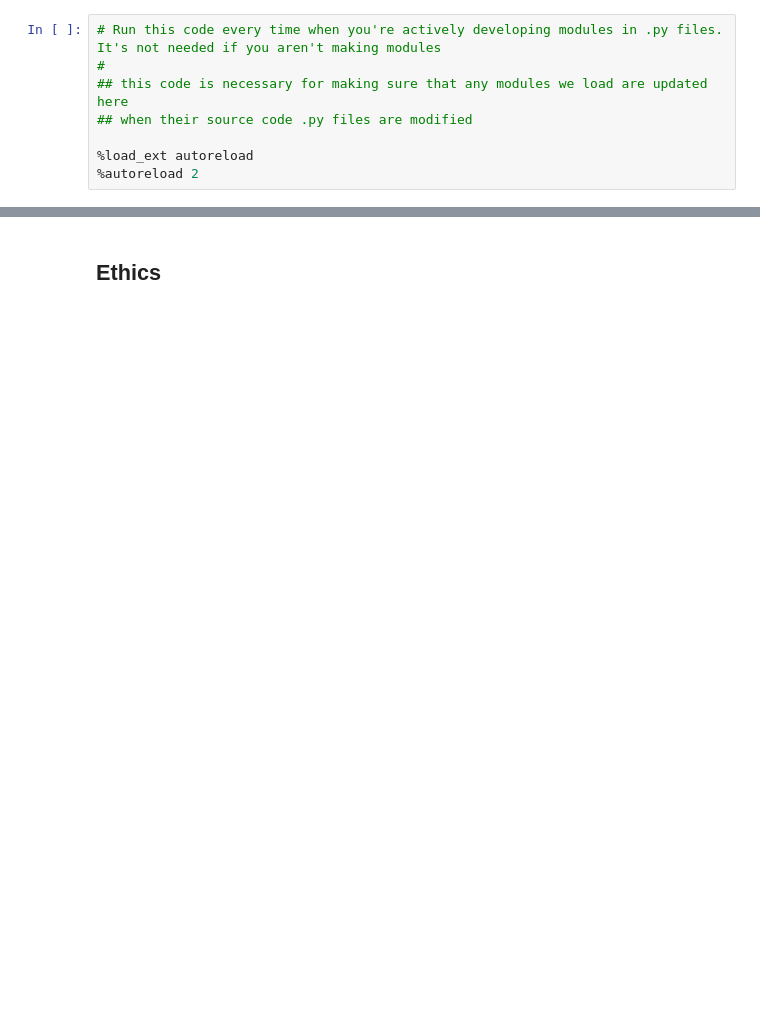
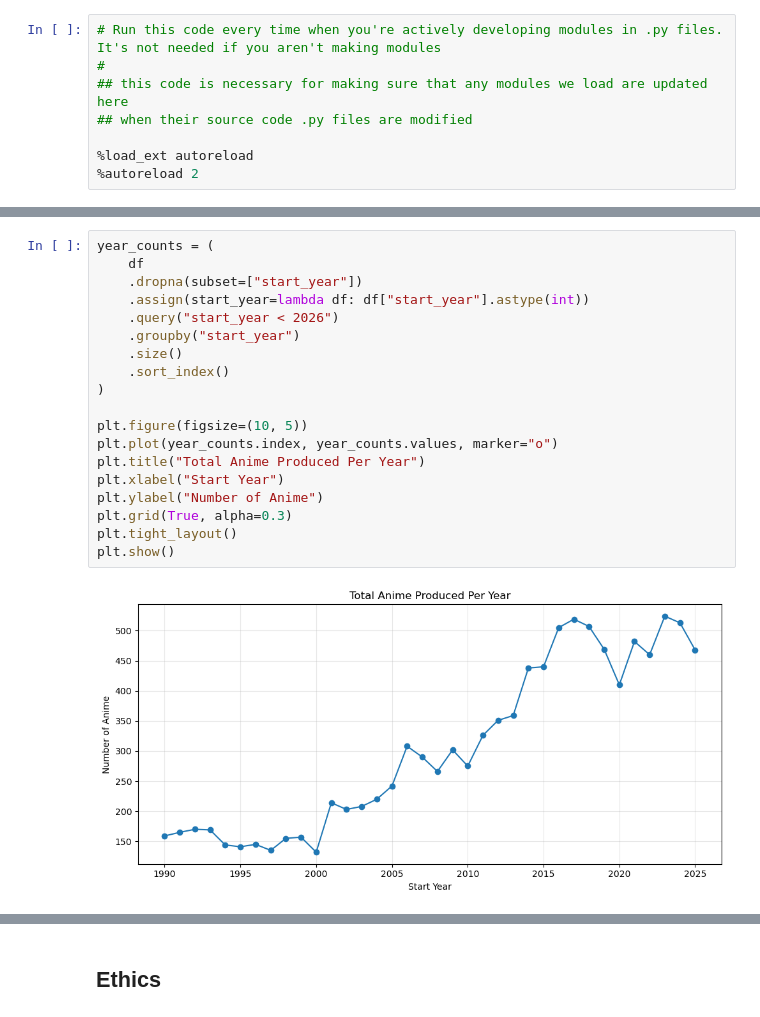
Before and after one commit to COGS108/Group089_WI26, a Jupyter notebook: 02-EDACheckpoint.ipynb, the cells around one changed output, grey strips where cells are left out. Drawn from its saved outputs; the diff is of its cells as text; blank space fills up the shorter version.

```diff
--- a/02-EDACheckpoint.ipynb
+++ b/02-EDACheckpoint.ipynb
@@ -153,0 +387,21 @@ Some more words and stuff.  Remember notebooks work best if you interleave the c
+# %%
+year_counts = (
+    df
+    .dropna(subset=["start_year"])
+    .assign(start_year=lambda df: df["start_year"].astype(int))
+    .query("start_year < 2026")
+    .groupby("start_year")
+    .size()
+    .sort_index()
+)
+
+plt.figure(figsize=(10, 5))
+plt.plot(year_counts.index, year_counts.values, marker="o")
+plt.title("Total Anime Produced Per Year")
+plt.xlabel("Start Year")
+plt.ylabel("Number of Anime")
+plt.grid(True, alpha=0.3)
+plt.tight_layout()
+plt.show()
+# %% [output]
+[figure, added]
```
Also changed, not shown: parts of 77 cells of this notebook.
